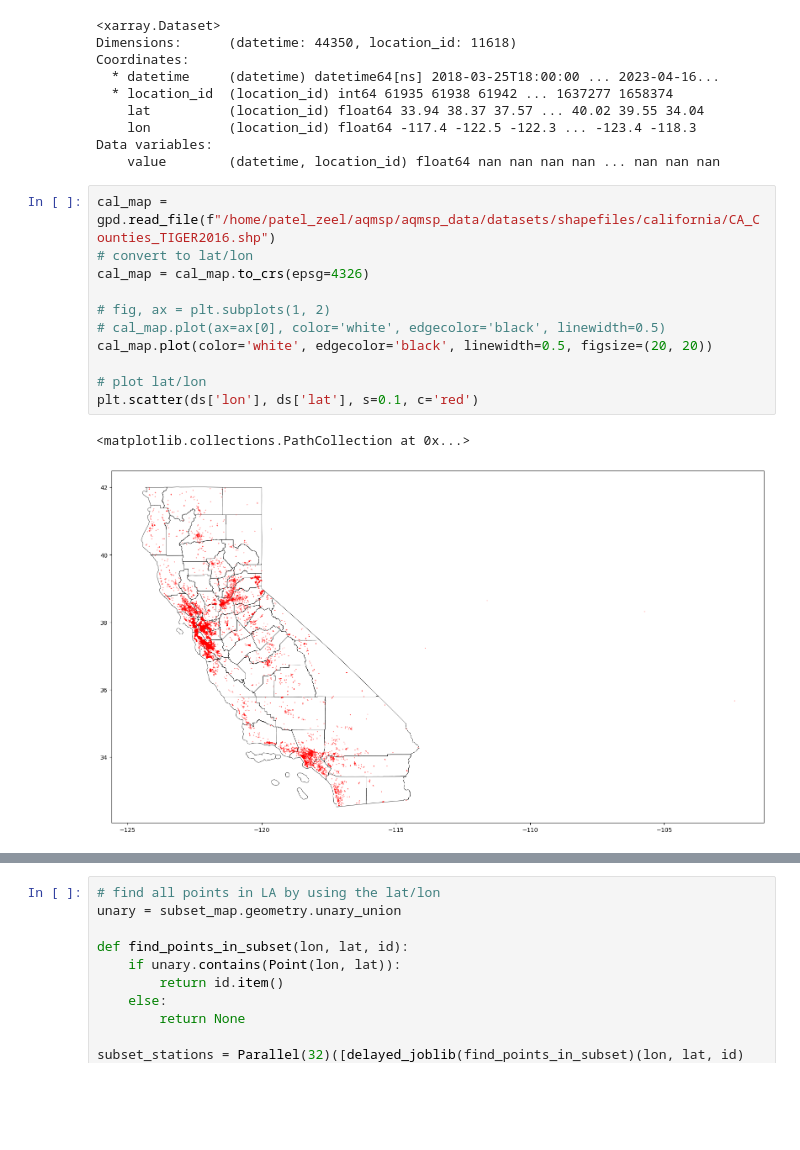
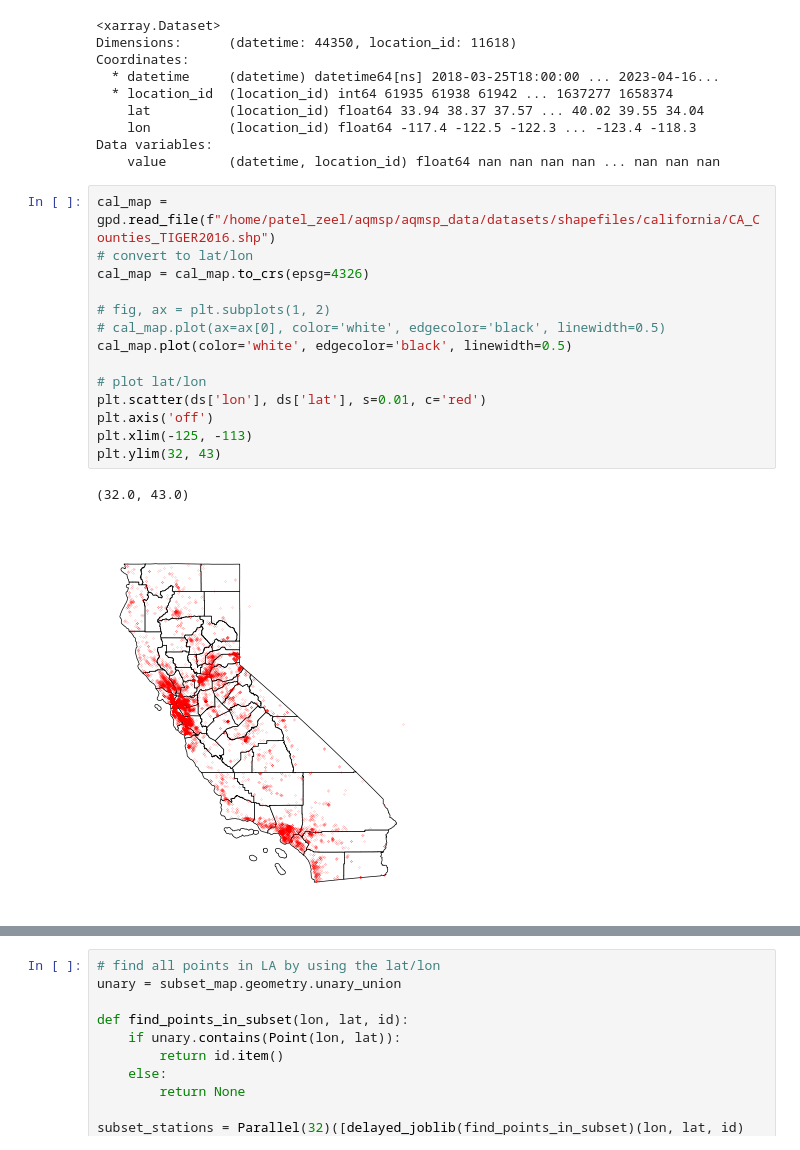
Before and after one commit to patel-zeel/aqmsp_models, a Jupyter notebook: notebooks/prepare_pa_lov.ipynb, the cells around one changed output, grey strips where cells are left out. Cells and saved outputs as stored; diff of their text form; blank space fills up the shorter version.

```diff
--- a/notebooks/prepare_pa_lov.ipynb
+++ b/notebooks/prepare_pa_lov.ipynb
@@ -28,17 +28,20 @@ Data variables:
 # %%
 cal_map = gpd.read_file(f"/home/patel_zeel/aqmsp/aqmsp_data/datasets/shapefiles/california/CA_Counties_TIGER2016.shp")
 # convert to lat/lon
 cal_map = cal_map.to_crs(epsg=4326)
 
 # fig, ax = plt.subplots(1, 2)
 # cal_map.plot(ax=ax[0], color='white', edgecolor='black', linewidth=0.5)
-cal_map.plot(color='white', edgecolor='black', linewidth=0.5, figsize=(20, 20))
+cal_map.plot(color='white', edgecolor='black', linewidth=0.5)
 
 # plot lat/lon
-plt.scatter(ds['lon'], ds['lat'], s=0.1, c='red')
+plt.scatter(ds['lon'], ds['lat'], s=0.01, c='red')
+plt.axis('off')
+plt.xlim(-125, -113)
+plt.ylim(32, 43)
 # %% [output]
-<matplotlib.collections.PathCollection at 0x...>
+(32.0, 43.0)
-[figure, old version]
+[figure, new version]
 # %%
 cities = ["Los Angeles", "Orange", "Ventura"]
 # plt.scatter(ds['lon'], ds['lat'], s=0.1, c='red')
```
Also changed, not shown: parts of 5 cells of this notebook, 29 other files.
